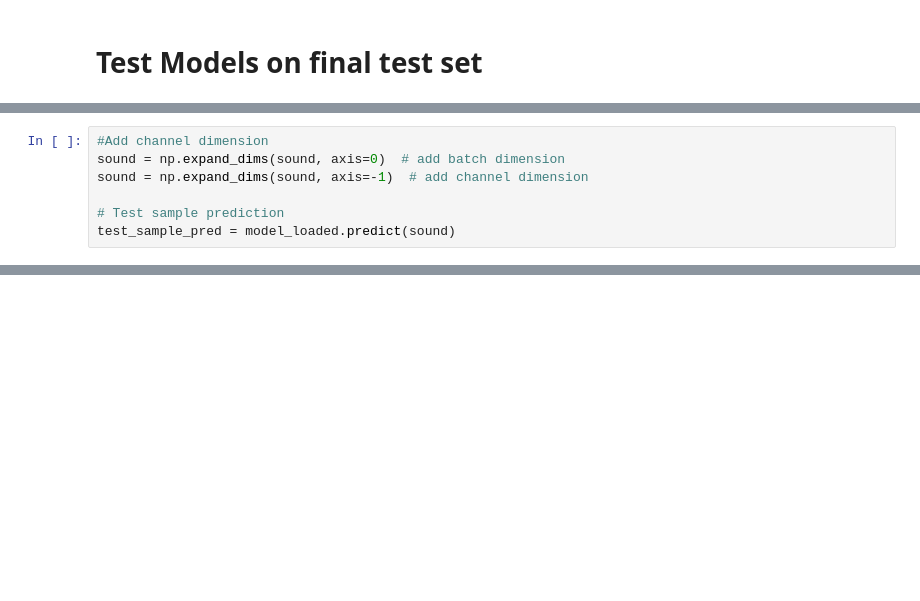
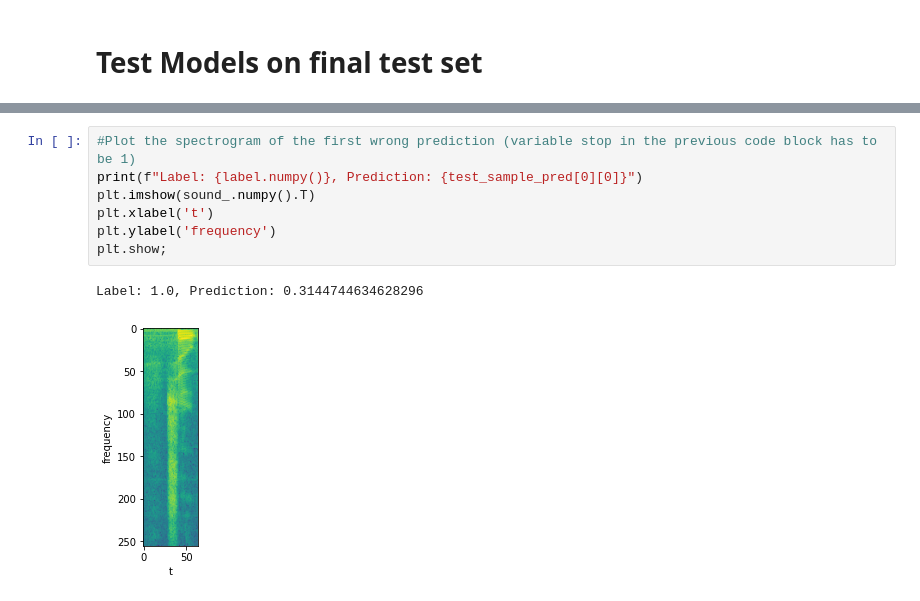
Before and after one commit to MarcoSteuri/music_speech_classification, a Jupyter notebook: NN_sound_classification.ipynb, the cells around one changed output, grey strips where cells are left out. Drawn from its saved outputs; the diff is of its cells as text; blank space fills up the shorter version.

```diff
--- a/NN_sound_classification.ipynb
+++ b/NN_sound_classification.ipynb
@@ -552,7 +454,0 @@ array([[ -4.95269644,  -5.1864795 ,  -5.95194791, ..., -11.11972872,
-# %%
-#Add channel dimension
-sound = np.expand_dims(sound, axis=0)  # add batch dimension
-sound = np.expand_dims(sound, axis=-1)  # add channel dimension
-
-# Test sample prediction
-test_sample_pred = model_loaded.predict(sound)
@@ -576,0 +528,10 @@ type(test_ds)
+# %%
+#Plot the spectrogram of the first wrong prediction (variable stop in the previous code block has to be 1)
+print(f"Label: {label.numpy()}, Prediction: {test_sample_pred[0][0]}")
+plt.imshow(sound_.numpy().T)
+plt.xlabel('t')
+plt.ylabel('frequency')
+plt.show;
+# %% [output]
+Label: 1.0, Prediction: 0.3144744634628296
+[figure, added]
```
Also changed, not shown: parts of 30 cells of this notebook.
